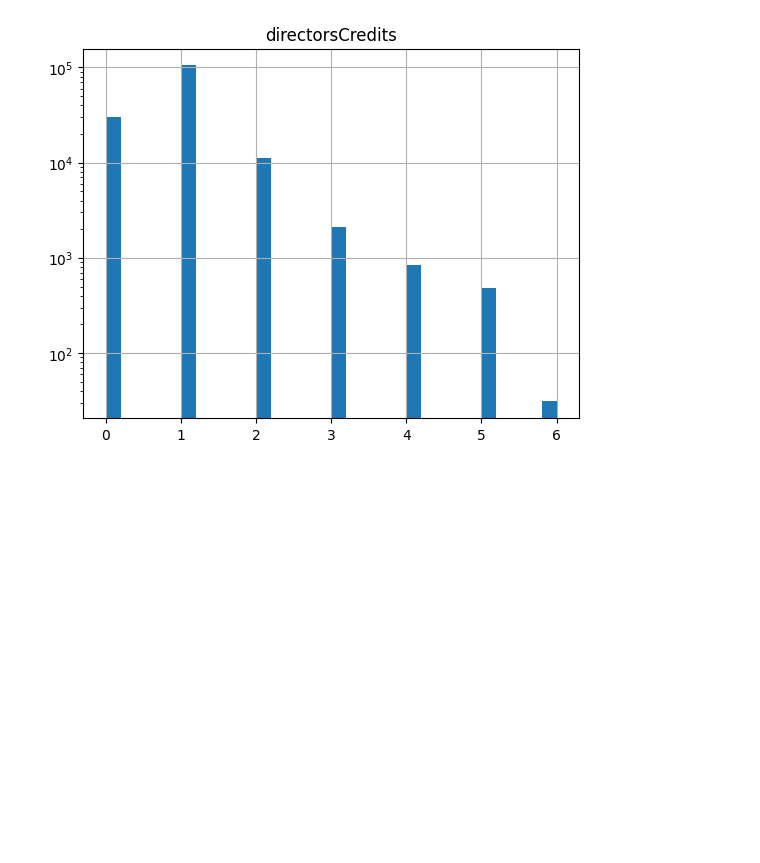
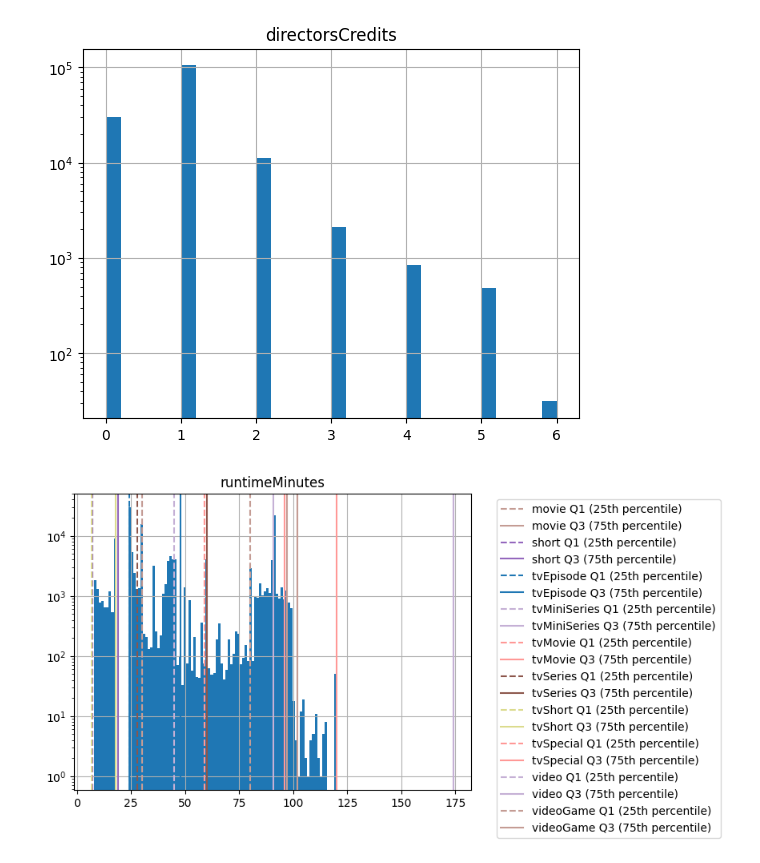
Before and after one commit to ChefBB/dm2_project, a Jupyter notebook: outlier_handling.ipynb, the cells around one changed output. Saved outputs shown, nothing was run; the diff lists cells and outputs as text; code cells hidden in the pictures; blank space fills up the shorter version.

```diff
--- a/outlier_handling.ipynb
+++ b/outlier_handling.ipynb
@@ -41,3 +41,21 @@ for feat in plaw_like:
 [figure]
 [figure]
 [figure]
+# %%
+imputed['runtimeMinutes'].hist(bins=100)
+plt.title('runtimeMinutes')
+plt.yscale('log')
+
+
+# Compute and plot IQR for each titleType
+for title_type, group in df.groupby('titleType'):
+    q1 = group['runtimeMinutes'].quantile(0.25)
+    q3 = group['runtimeMinutes'].quantile(0.75)
+    color = plt.cm.tab20(hash(title_type) % 20)  # Generate a consistent color for each titleType
+    plt.axvline(q1, color=color, linestyle='--', label=f'{title_type} Q1 (25th percentile)')
+    plt.axvline(q3, color=color, linestyle='-', label=f'{title_type} Q3 (75th percentile)')
+
+plt.legend(bbox_to_anchor=(1.05, 1), loc='upper left')
+plt.show()
+# %% [output]
+[figure, added]
```
Also changed, not shown: 8 other files.
